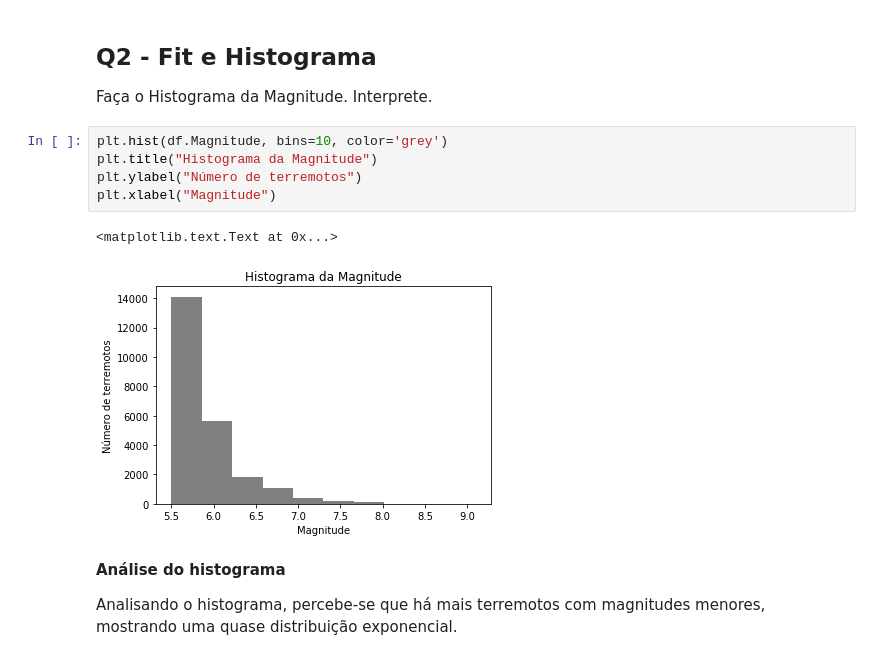
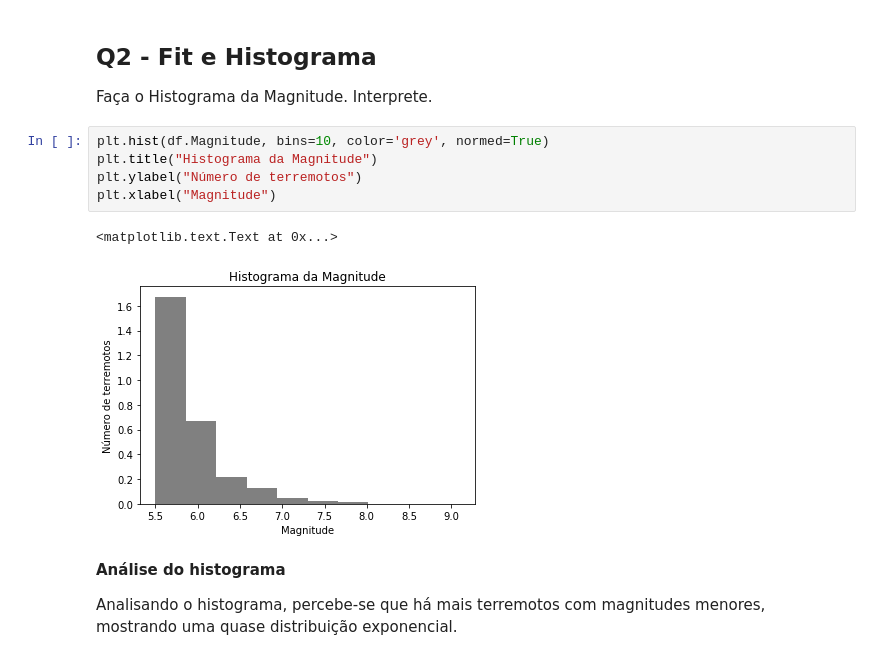
Before and after one commit to vitorsv1/APS5-CD, a Jupyter notebook: APS5_alunos_Vitor.ipynb, the cells around one changed output. Saved outputs shown, nothing was run; the diff lists cells and outputs as text.

```diff
--- a/APS5_alunos_Vitor.ipynb
+++ b/APS5_alunos_Vitor.ipynb
@@ -61,13 +61,13 @@ df.head()
 
 Faça o Histograma da Magnitude. Interprete.
 # %%
-plt.hist(df.Magnitude, bins=10, color='grey')
+plt.hist(df.Magnitude, bins=10, color='grey', normed=True)
 plt.title("Histograma da Magnitude")
 plt.ylabel("Número de terremotos")
 plt.xlabel("Magnitude")
 # %% [output]
 <matplotlib.text.Text at 0x...>
-[figure, old version]
+[figure, new version]
 # %% [markdown]
 **Análise do histograma**
 
```
Also changed, not shown: parts of 10 cells of this notebook.
